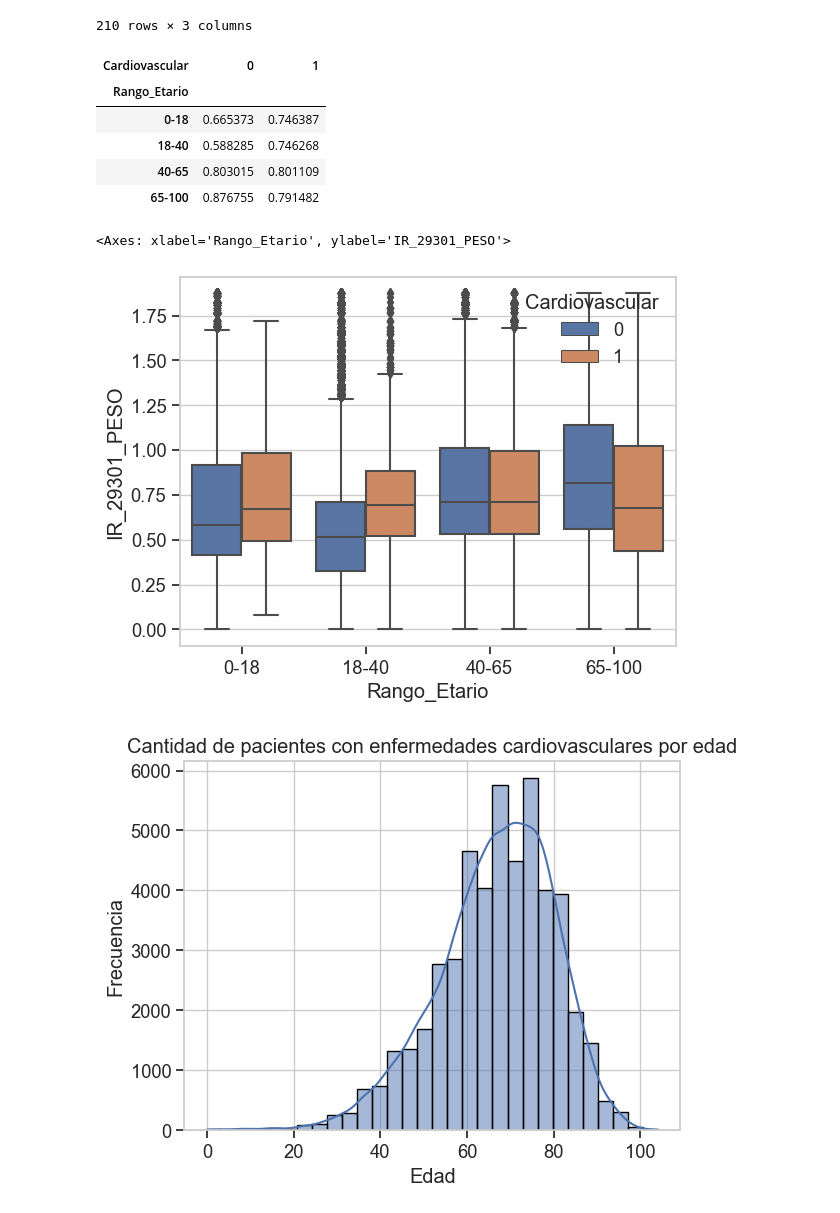
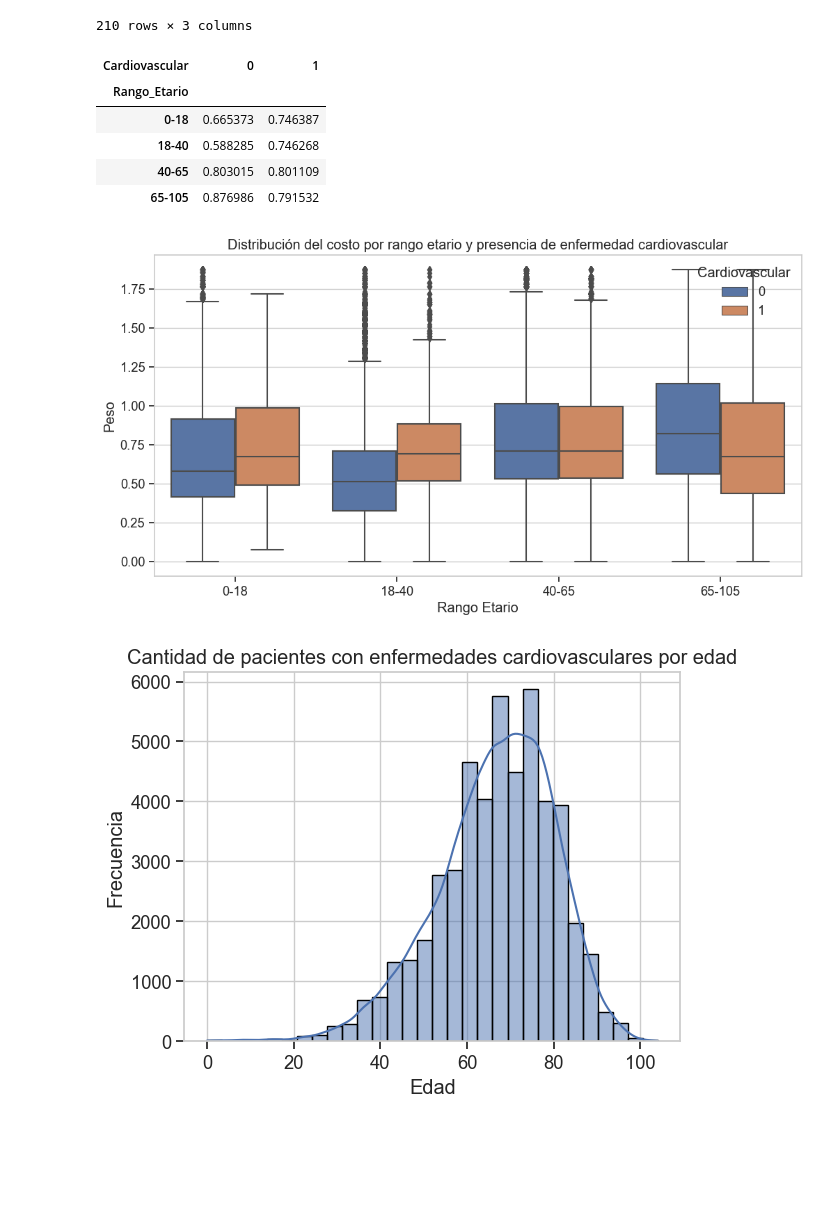
Before and after one commit to MYR2003/Examen-Estadisticas, a Jupyter notebook: examen.ipynb, the cells around one changed output. Saved outputs shown, nothing was run; the diff lists cells and outputs as text; code cells hidden in the pictures; blank space fills up the shorter version.

```diff
--- a/examen.ipynb
+++ b/examen.ipynb
@@ -86,7 +86,7 @@ for idx, row in date_cols.iterrows():
 data["DIAS_ESTANCIA"] = (data["FECHAALTA"] - data["FECHA_INGRESO"]).dt.days
 data["EDAD"] = (data["FECHAALTA"] - data["FECHA_NACIMIENTO"]).dt.days // 365
 # %%
-bins = [0, 18, 40, 65, 100]
+bins = [0, 18, 40, 65, 105]
 labels = [f"{bins[i]}-{bins[i+1]}" for i in range(len(bins)-1)]
 
 data["Rango_Etario"] = pd.cut(data["EDAD"], bins = bins, labels=labels, right=False)
@@ -835,12 +830,16 @@ data.groupby(['Rango_Etario', 'Cardiovascular'])['IR_29301_PESO'].mean().unstack
 | 0-18 | 0.665373 | 0.746387 |
 | 18-40 | 0.588285 | 0.746268 |
 | 40-65 | 0.803015 | 0.801109 |
-| 65-100 | 0.876755 | 0.791482 |
+| 65-105 | 0.876986 | 0.791532 |
 # %%
+plt.figure(figsize=(12, 6))
 sns.boxplot(data=data, x='Rango_Etario', y='IR_29301_PESO', hue='Cardiovascular')
+plt.title('Distribución del costo por rango etario y presencia de enfermedad cardiovascular')
+plt.xlabel('Rango Etario')
+plt.ylabel('Peso')
+plt.show()
 # %% [output]
-<Axes: xlabel='Rango_Etario', ylabel='IR_29301_PESO'>
-[figure, old version]
+[figure, new version]
 # %%
 sns.histplot(data[data["Cardiovascular"] == 1]['EDAD'], bins=30, kde=True)
 plt.title('Cantidad de pacientes con enfermedades cardiovasculares por edad')
```
Also changed, not shown: parts of 13 cells of this notebook.
